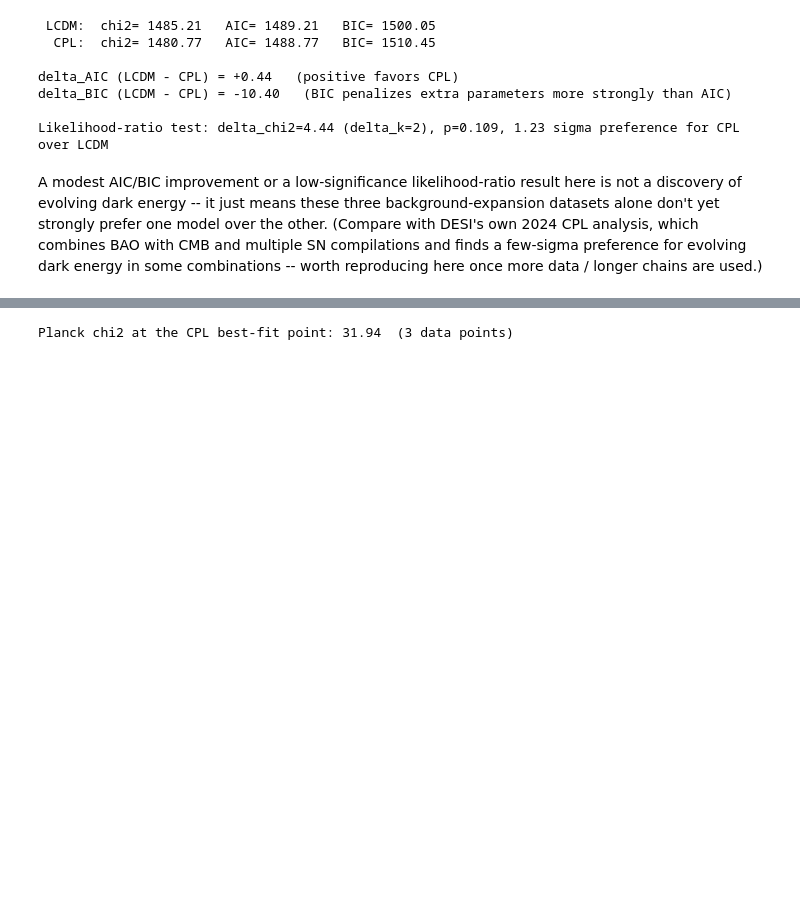
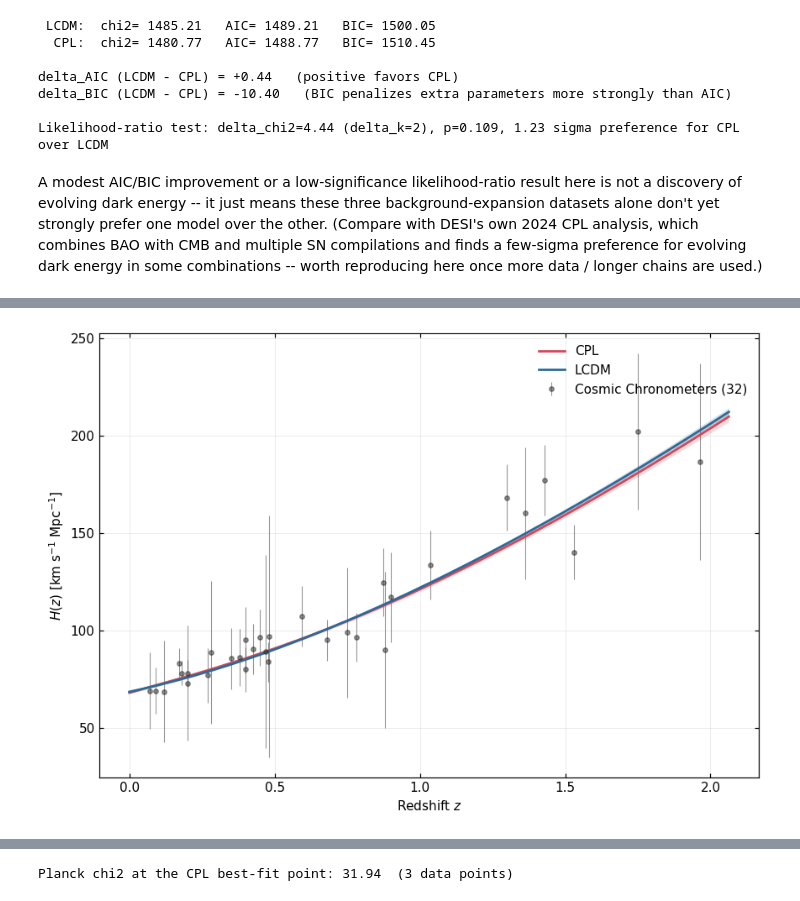
Before and after one commit to salihyesil59/CosmoFit, a Jupyter notebook: examples/cpl_mcmc_analysis.ipynb, the cells around one changed output, grey strips where cells are left out. Cells and saved outputs as stored; diff of their text form; code cells hidden in the pictures; blank space fills up the shorter version.

```diff
--- a/examples/cpl_mcmc_analysis.ipynb
+++ b/examples/cpl_mcmc_analysis.ipynb
@@ -311,0 +327,4 @@ are used.)
+# %%
+fig = fit.plots.compare_hz(other_fits=fit_lcdm, labels=["CPL", "LCDM"])
+# %% [output]
+[figure, added]
```
Also changed, not shown: parts of 7 cells of this notebook, 3 other files.
